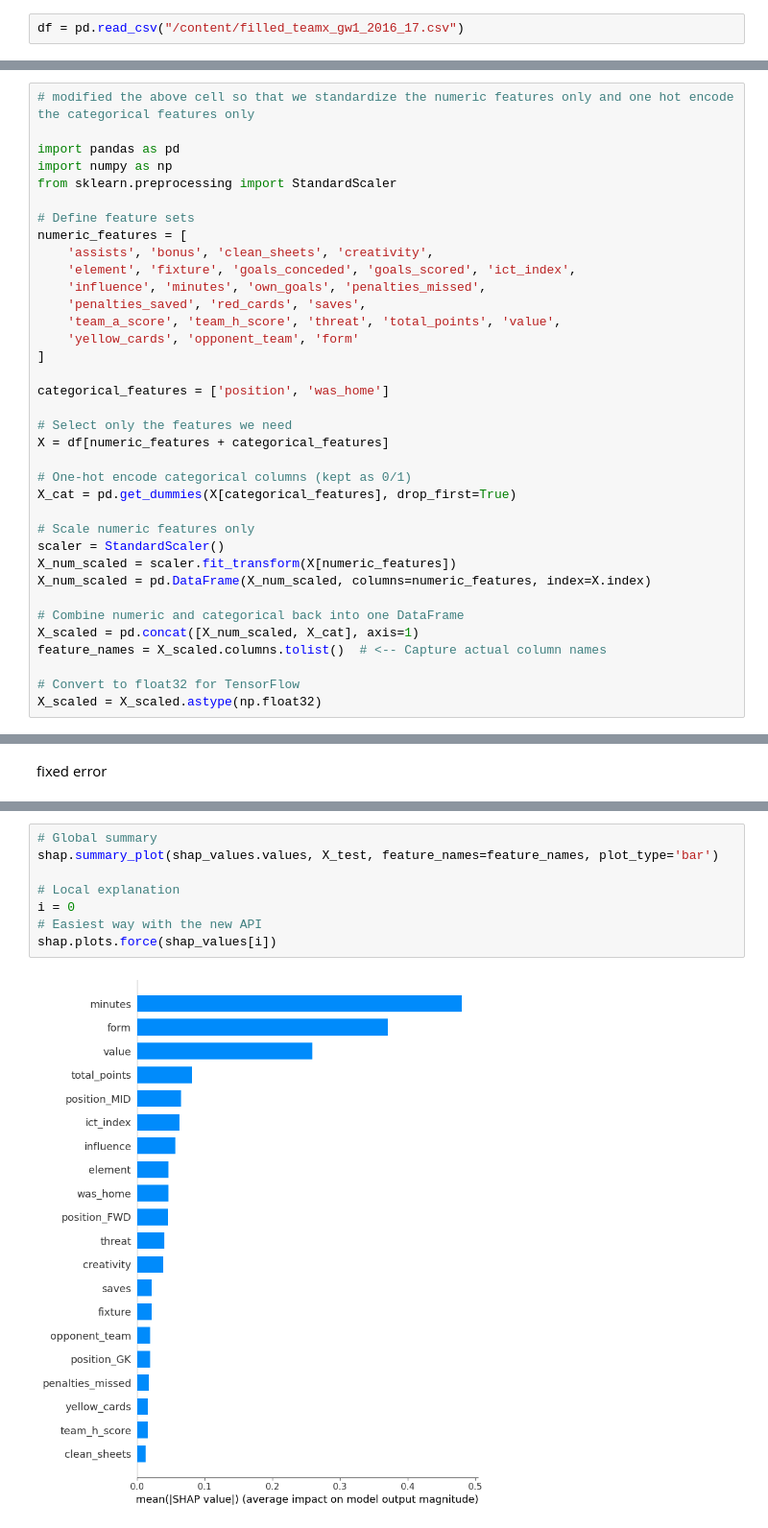
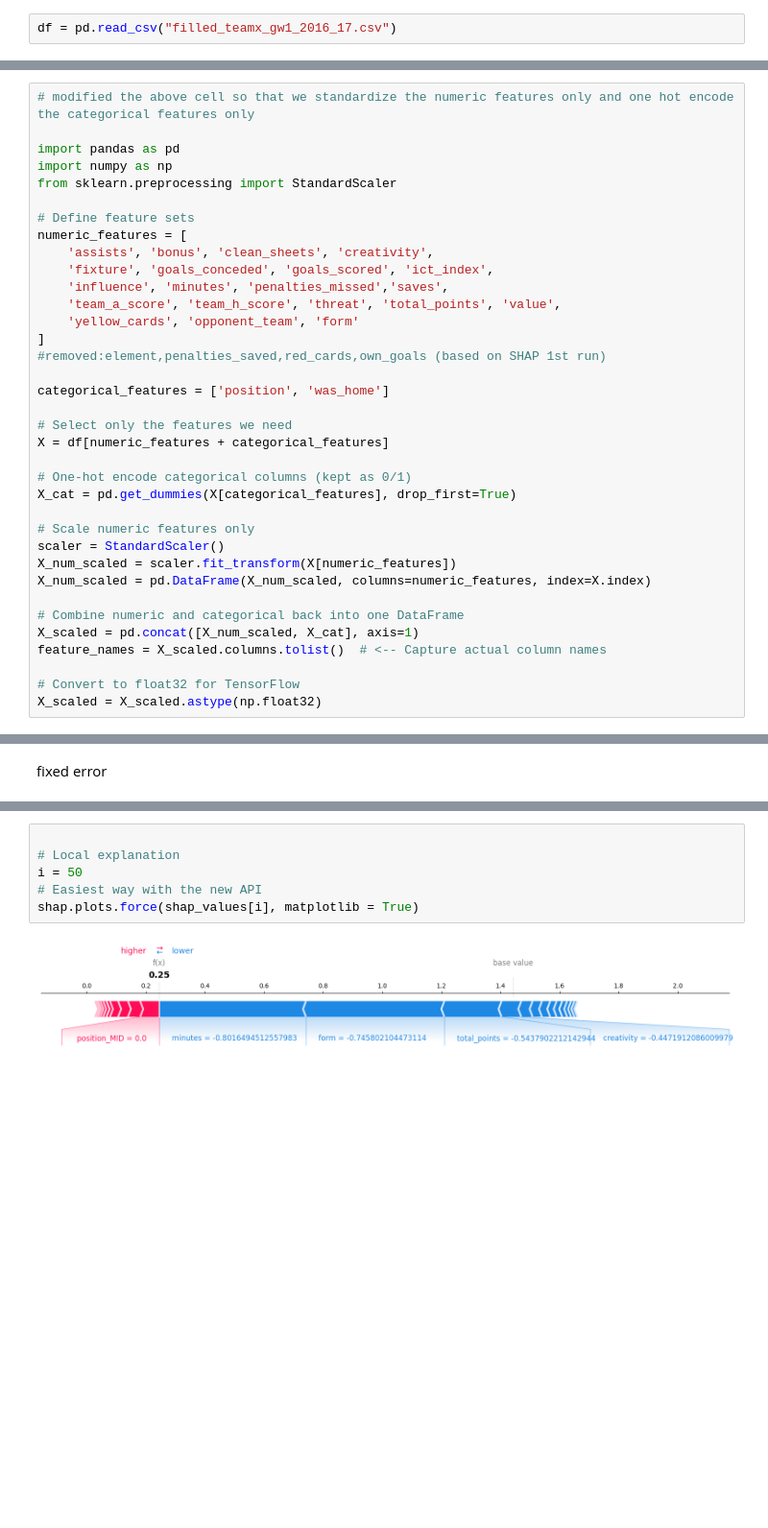
Before and after one commit to omarabushanab/FPL-Predictive-Model, a Jupyter notebook: src/Untitled58.ipynb, the cells around one changed output, grey strips where cells are left out. Shown at 96% size. Cells and saved outputs as stored; diff of their text form; blank space fills up the shorter version.

```diff
--- a/src/Untitled58.ipynb
+++ b/src/Untitled58.ipynb
@@ -253,7 +253,7 @@ print("✅ team_x filled for GW1 2017–18 and saved successfully.")
 # %% [output]
 ✅ team_x filled for GW1 2017–18 and saved successfully.
 # %%
-df = pd.read_csv("/content/filled_teamx_gw1_2016_17.csv")
+df = pd.read_csv("filled_teamx_gw1_2016_17.csv")
 # %%
 df.head()
 # %% [output]
@@ -747,12 +745,12 @@ from sklearn.preprocessing import StandardScaler
 # Define feature sets
 numeric_features = [
     'assists', 'bonus', 'clean_sheets', 'creativity',
-    'element', 'fixture', 'goals_conceded', 'goals_scored', 'ict_index',
-    'influence', 'minutes', 'own_goals', 'penalties_missed',
-    'penalties_saved', 'red_cards', 'saves',
+    'fixture', 'goals_conceded', 'goals_scored', 'ict_index',
+    'influence', 'minutes', 'penalties_missed','saves',
     'team_a_score', 'team_h_score', 'threat', 'total_points', 'value',
     'yellow_cards', 'opponent_team', 'form'
 ]
+#removed:element,penalties_saved,red_cards,own_goals (based on SHAP 1st run)
 
 categorical_features = ['position', 'was_home']
 
@@ -922,10 +971,8 @@ fixed error
 # %%
-# Global summary
-shap.summary_plot(shap_values.values, X_test, feature_names=feature_names, plot_type='bar')
 
 # Local explanation
-i = 0
+i = 50
 # Easiest way with the new API
-shap.plots.force(shap_values[i])
+shap.plots.force(shap_values[i], matplotlib = True)
 # %% [output]
-[figure, old version]
+[figure, new version]
```
Also changed, not shown: parts of 14 cells of this notebook.
